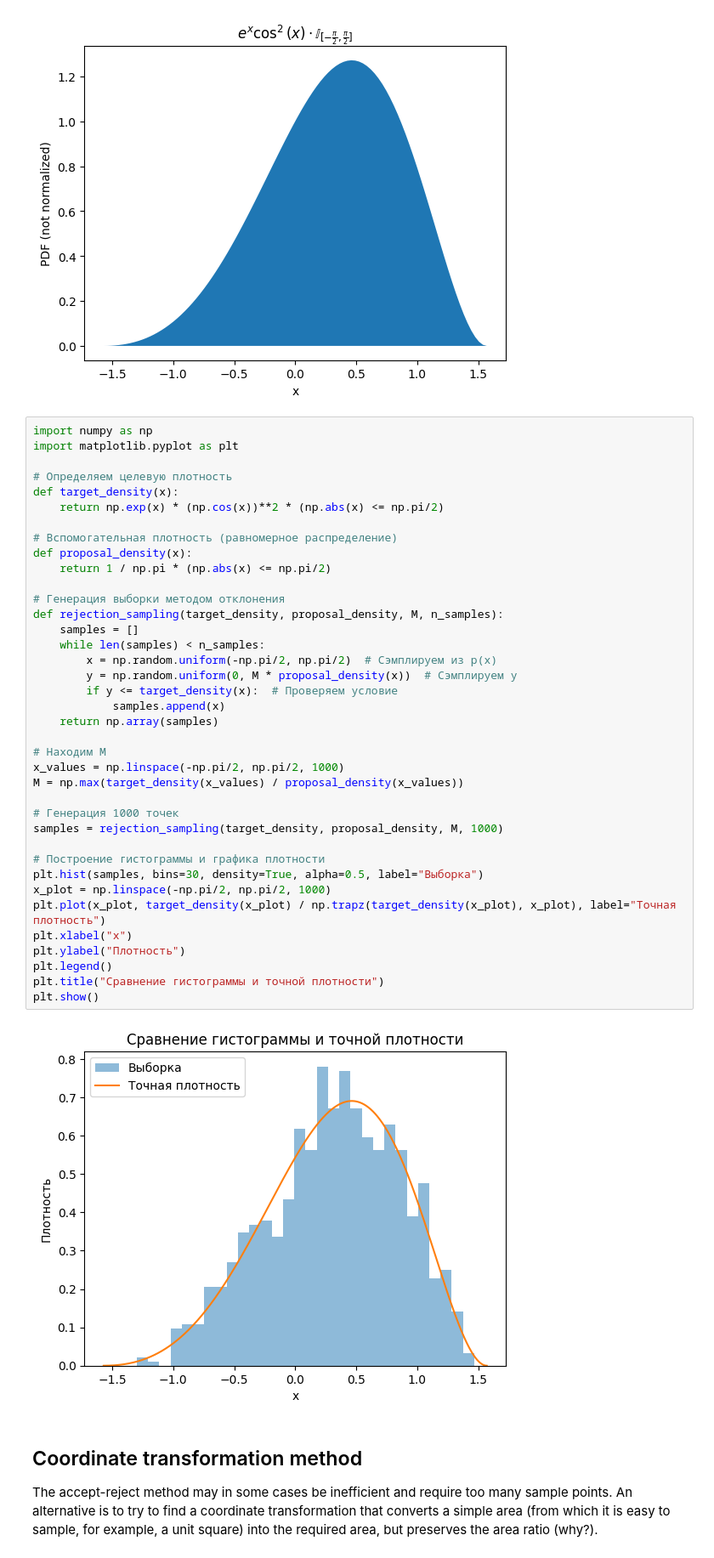
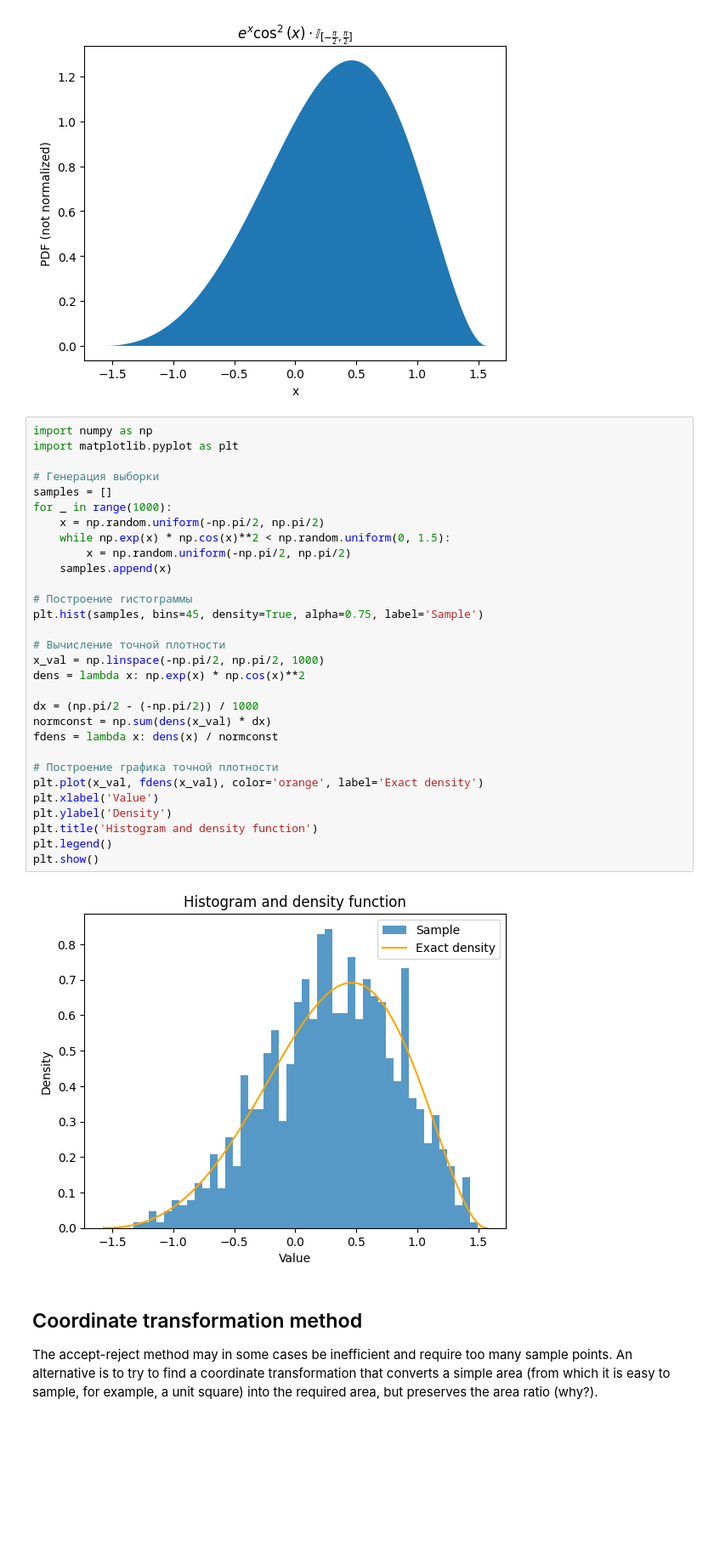
Before and after one commit to kasaiannn/HW, a Jupyter notebook: HW3.ipynb, the cells around one changed output. Shown: that part at 85% size. Saved outputs shown, nothing was run; the diff lists cells and outputs as text; blank space fills up the shorter version.

```diff
--- a/HW3.ipynb
+++ b/HW3.ipynb
@@ -201,46 +192,38 @@ plt.title(r'$e^x \cos^2(x) \cdot \mathbb{I}_{[-\frac{\pi}{2}, \frac{\pi}{2}]}$')
 plt.show()
 # %% [output]
 [figure]
-# %%
-import numpy as np
-import matplotlib.pyplot as plt
-
-# Определяем целевую плотность
-def target_density(x):
-    return np.exp(x) * (np.cos(x))**2 * (np.abs(x) <= np.pi/2)
-
-# Вспомогательная плотность (равномерное распределение)
-def proposal_density(x):
-    return 1 / np.pi * (np.abs(x) <= np.pi/2)
-
-# Генерация выборки методом отклонения
-def rejection_sampling(target_density, proposal_density, M, n_samples):
-    samples = []
-    while len(samples) < n_samples:
-        x = np.random.uniform(-np.pi/2, np.pi/2)  # Сэмплируем из p(x)
-        y = np.random.uniform(0, M * proposal_density(x))  # Сэмплируем y
-        if y <= target_density(x):  # Проверяем условие
-            samples.append(x)
-    return np.array(samples)
-
-# Находим M
-x_values = np.linspace(-np.pi/2, np.pi/2, 1000)
-M = np.max(target_density(x_values) / proposal_density(x_values))
-
-# Генерация 1000 точек
-samples = rejection_sampling(target_density, proposal_density, M, 1000)
-
-# Построение гистограммы и графика плотности
-plt.hist(samples, bins=30, density=True, alpha=0.5, label="Выборка")
-x_plot = np.linspace(-np.pi/2, np.pi/2, 1000)
-plt.plot(x_plot, target_density(x_plot) / np.trapz(target_density(x_plot), x_plot), label="Точная плотность")
-plt.xlabel("x")
-plt.ylabel("Плотность")
-plt.legend()
-plt.title("Сравнение гистограммы и точной плотности")
-plt.show()
-# %% [output]
-[figure, removed]
+# %%
+import numpy as np
+import matplotlib.pyplot as plt
+
+# Генерация выборки
+samples = []
+for _ in range(1000):
+    x = np.random.uniform(-np.pi/2, np.pi/2)
+    while np.exp(x) * np.cos(x)**2 < np.random.uniform(0, 1.5):
+        x = np.random.uniform(-np.pi/2, np.pi/2)
+    samples.append(x)
+
+# Построение гистограммы
+plt.hist(samples, bins=45, density=True, alpha=0.75, label='Sample')
+
+# Вычисление точной плотности
+x_val = np.linspace(-np.pi/2, np.pi/2, 1000)
+dens = lambda x: np.exp(x) * np.cos(x)**2
+
+dx = (np.pi/2 - (-np.pi/2)) / 1000
+normconst = np.sum(dens(x_val) * dx)
+fdens = lambda x: dens(x) / normconst
+
+# Построение графика точной плотности
+plt.plot(x_val, fdens(x_val), color='orange', label='Exact density')
+plt.xlabel('Value')
+plt.ylabel('Density')
+plt.title('Histogram and density function')
+plt.legend()
+plt.show()
+# %% [output]
+[figure, added]
 # %% [markdown]
 ## Coordinate transformation method
 
```
Also changed, not shown: parts of 3 cells of this notebook.
